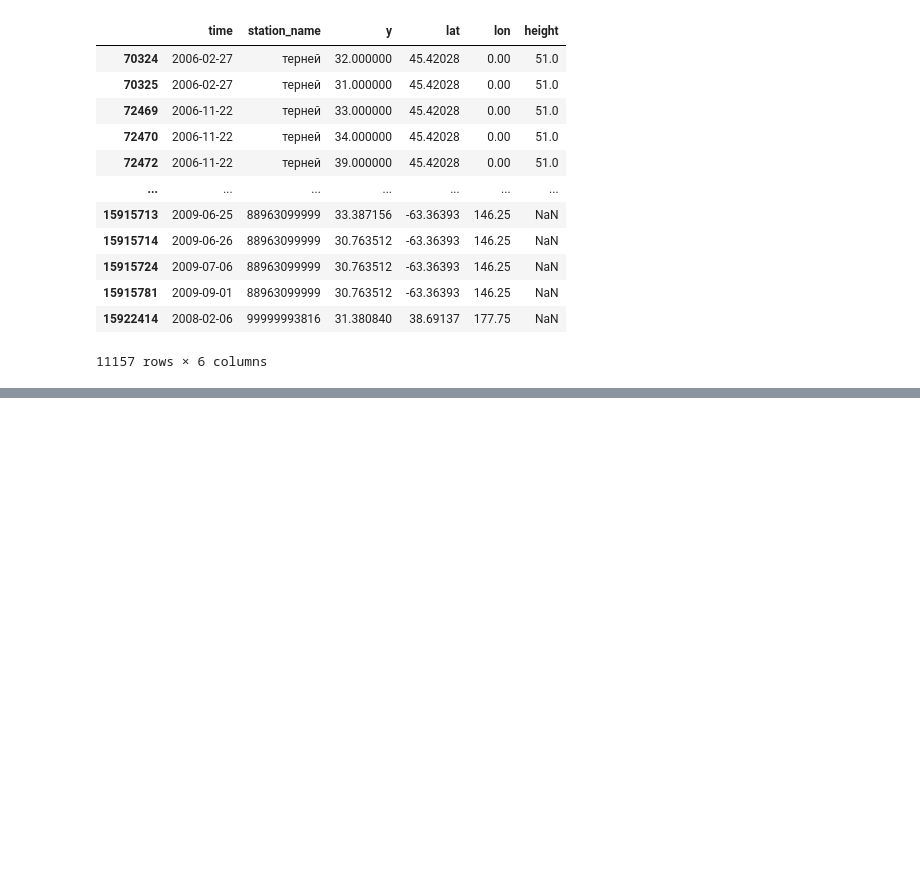
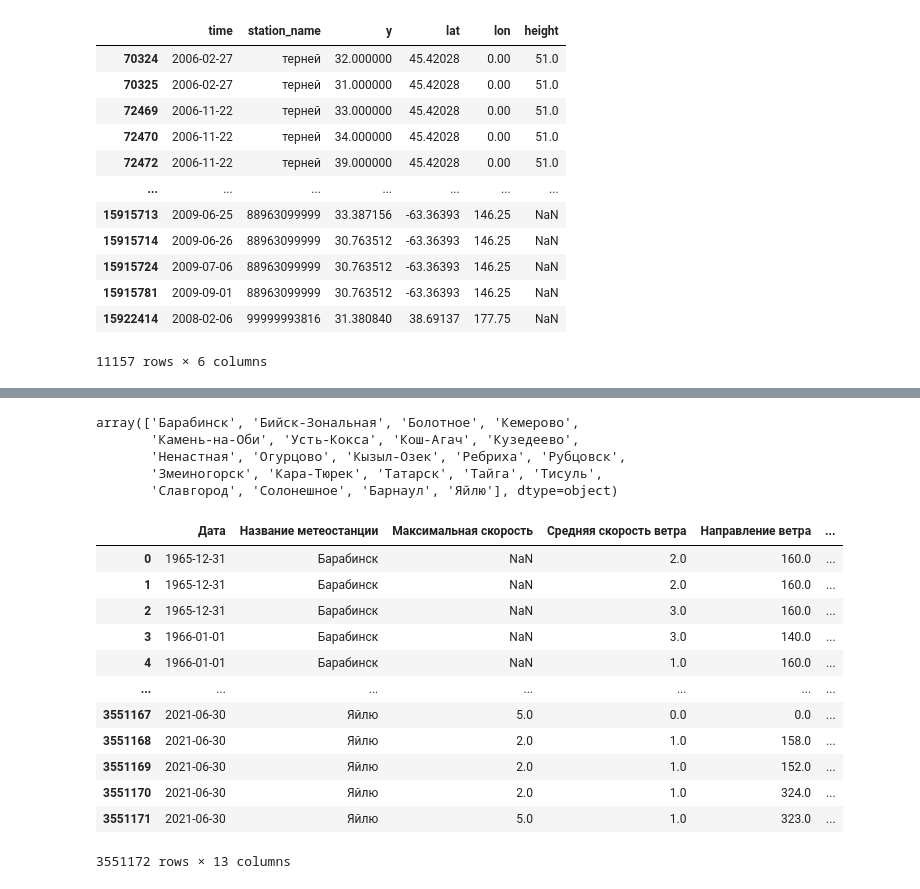
Before and after one commit to yeahartem/storm_prediction, a Jupyter notebook: data_check.ipynb, the cells around one changed output, grey strips where cells are left out. Cells and saved outputs as stored; diff of their text form; code cells hidden in the pictures; blank space fills up the shorter version.

```diff
--- a/data_check.ipynb
+++ b/data_check.ipynb
@@ -158,3 +158,25 @@ def configure_optimizers(self):
 datamodule.py : 79, 121
 models.py : 17, 101 (принт предсказаний)
 pl_module.py : 118, 230, 317 . UNCOMMENT:  144 156 178 190 264 274    ////   71,
+# %%
+
+import pandas as pd
+
+# Укажите правильный путь к вашему файлу
+file_path = 'data_meteo.csv'
+column_name = 'stationss'
+
+df = pd.read_csv(file_path)
+df.columns
+# # Проверяем, существует ли нужная колонка
+# if column_name in df.columns:
+#     # Получаем уникальные значения
+#     unique_stations = df[column_name].unique()
+
+#     # Выводим результат
+#     print(f"Уникальные значения в колонке '{column_name}':")
+#     print(unique_stations)
+#     print(f"\nВсего уникальных станций: {len(unique_stations)}")
+# else:
+#     print(f"Ошибка: Колонка '{column_name}' не найдена в файле!")
+#     print(f"Доступные колонки: {df.columns.tolist()}")
@@ -160,0 +192,25 @@ pl_module.py : 118, 230, 317 . UNCOMMENT:  144 156 178 190 264 274    ////   71,
+# %%
+unique_stations = df['Название метеостанции'].unique()
+unique_stations
+# %% [output]
+array(['Барабинск', 'Бийск-Зональная', 'Болотное', 'Кемерово',
+       'Камень-на-Оби', 'Усть-Кокса', 'Кош-Агач', 'Кузедеево',
+       'Ненастная', 'Огурцово', 'Кызыл-Озек', 'Ребриха', 'Рубцовск',
+       'Змеиногорск', 'Кара-Тюрек', 'Татарск', 'Тайга', 'Тисуль',
+       'Славгород', 'Солонешное', 'Барнаул', 'Яйлю'], dtype=object)
+# %%
+df
+# %% [output]
+|  | Дата | Название метеостанции | Максимальная скорость | Средняя скорость ветра | Направление ветра | ... |
+| 0 | 1965-12-31 | Барабинск | NaN | 2.0 | 160.0 | ... |
+| 1 | 1965-12-31 | Барабинск | NaN | 2.0 | 160.0 | ... |
+| 2 | 1965-12-31 | Барабинск | NaN | 3.0 | 160.0 | ... |
+| 3 | 1966-01-01 | Барабинск | NaN | 3.0 | 140.0 | ... |
+| 4 | 1966-01-01 | Барабинск | NaN | 1.0 | 160.0 | ... |
+| ... | ... | ... | ... | ... | ... | ... |
+| 3551167 | 2021-06-30 | Яйлю | 5.0 | 0.0 | 0.0 | ... |
+| 3551168 | 2021-06-30 | Яйлю | 2.0 | 1.0 | 158.0 | ... |
+| 3551169 | 2021-06-30 | Яйлю | 2.0 | 1.0 | 152.0 | ... |
+| 3551170 | 2021-06-30 | Яйлю | 2.0 | 1.0 | 324.0 | ... |
+| 3551171 | 2021-06-30 | Яйлю | 5.0 | 1.0 | 323.0 | ... |
+3551172 rows × 13 columns
```
Also changed, not shown: parts of 1 cell of this notebook, 4 other files.
